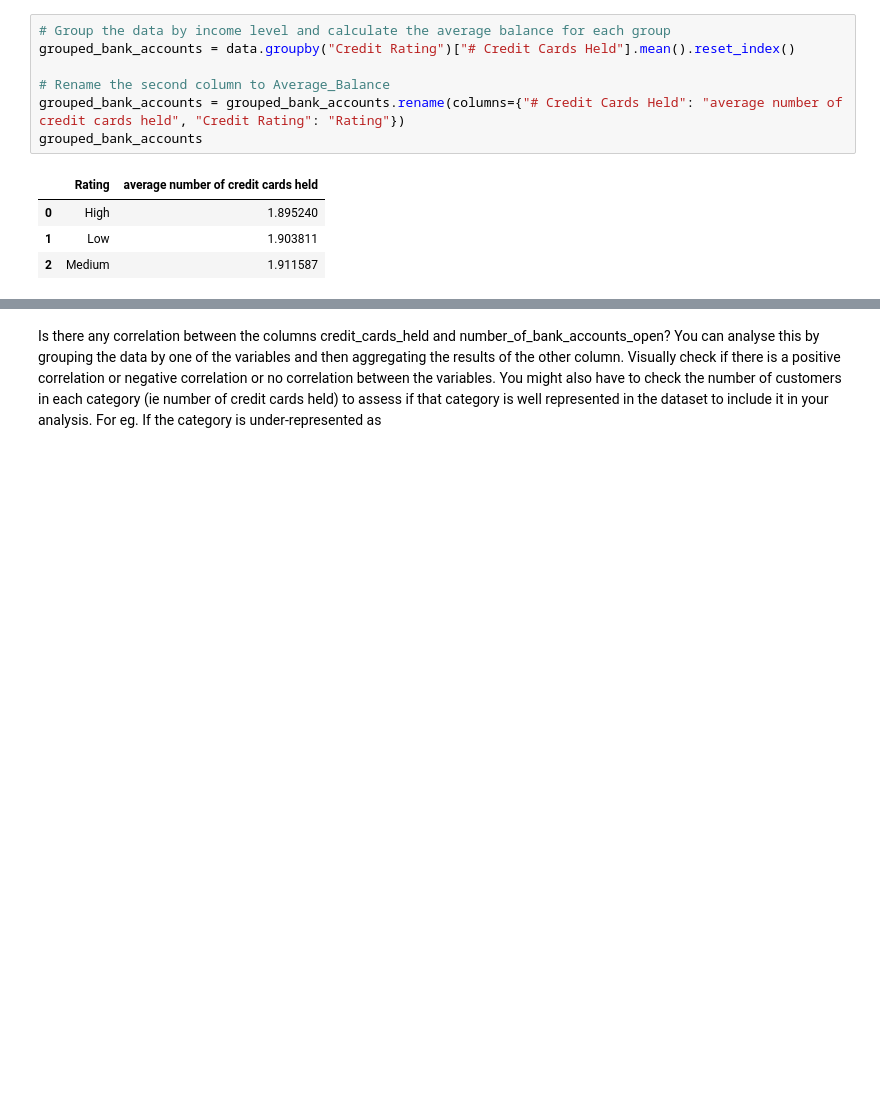
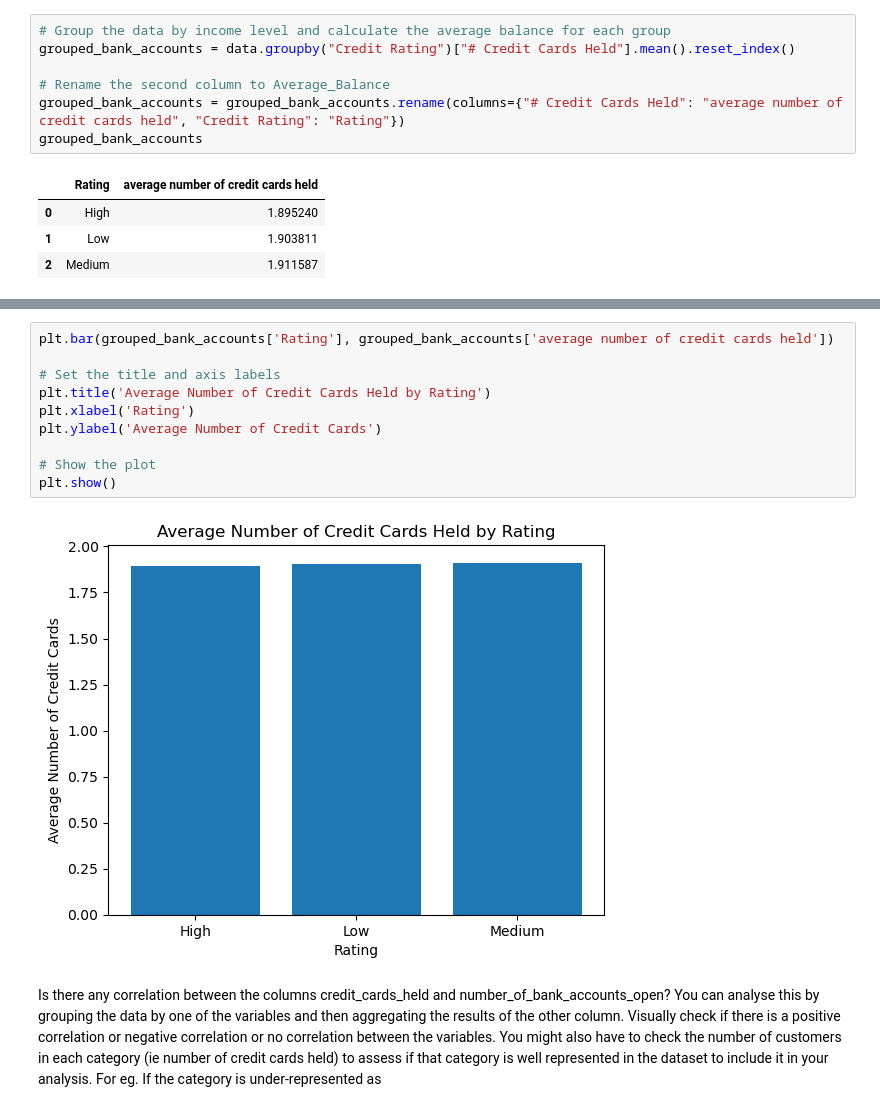
Before and after one commit to KalengaMbonyinshuti/Mid_project_IRONHACK, a Jupyter notebook: notebooks/Solutions-Mid project.ipynb, the cells around one changed output, grey strips where cells are left out. Cells and saved outputs as stored; diff of their text form; blank space fills up the shorter version.

```diff
--- a/notebooks/Solutions-Mid project.ipynb
+++ b/notebooks/Solutions-Mid project.ipynb
@@ -167,3 +263,15 @@ grouped_bank_accounts
+# %%
+plt.bar(grouped_bank_accounts['Rating'], grouped_bank_accounts['average number of credit cards held'])
+
+# Set the title and axis labels
+plt.title('Average Number of Credit Cards Held by Rating')
+plt.xlabel('Rating')
+plt.ylabel('Average Number of Credit Cards')
+
+# Show the plot
+plt.show()
+# %% [output]
+[figure, added]
 # %% [markdown]
 Is there any correlation between the columns credit_cards_held and number_of_bank_accounts_open? You can analyse this by grouping the data by one of the variables and then aggregating the results of the other column. Visually check if there is a positive correlation or negative correlation or no correlation between the variables. You might also have to check the number of customers in each category (ie number of credit cards held) to assess if that category is well represented in the dataset to include it in your analysis. For eg. If the category is under-represented as
 # %%
```
Also changed, not shown: parts of 55 cells of this notebook, 9 other files.
